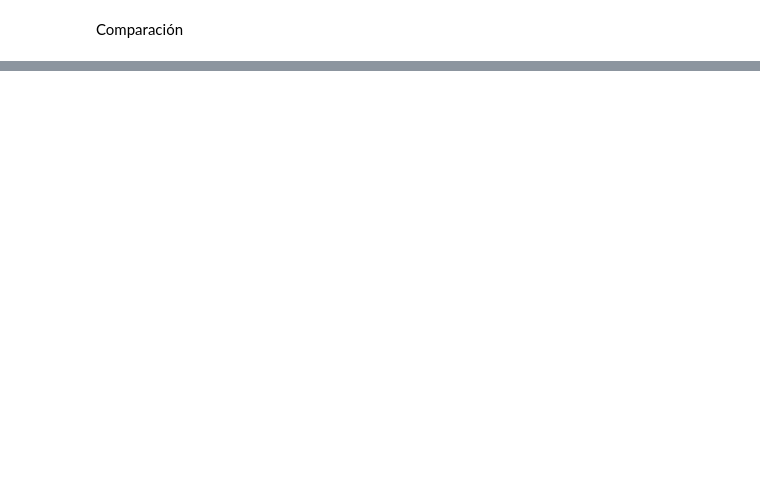
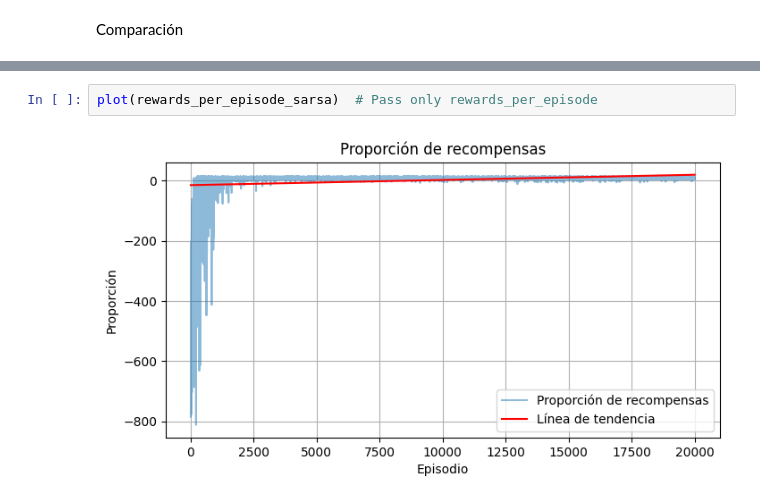
Before and after one commit to MrCharli03/RL_BFRRCE, a Jupyter notebook: NotebookTD.ipynb, the cells around one changed output, grey strips where cells are left out. Cells and saved outputs as stored; diff of their text form; blank space fills up the shorter version.

```diff
--- a/NotebookTD.ipynb
+++ b/NotebookTD.ipynb
@@ -618,0 +779,4 @@ plot_comparison(episodes_sizes, episodes_sizes1)
+# %%
+plot(rewards_per_episode_sarsa)  # Pass only rewards_per_episode
+# %% [output]
+[figure, added]
```
Also changed, not shown: parts of 32 cells of this notebook.
